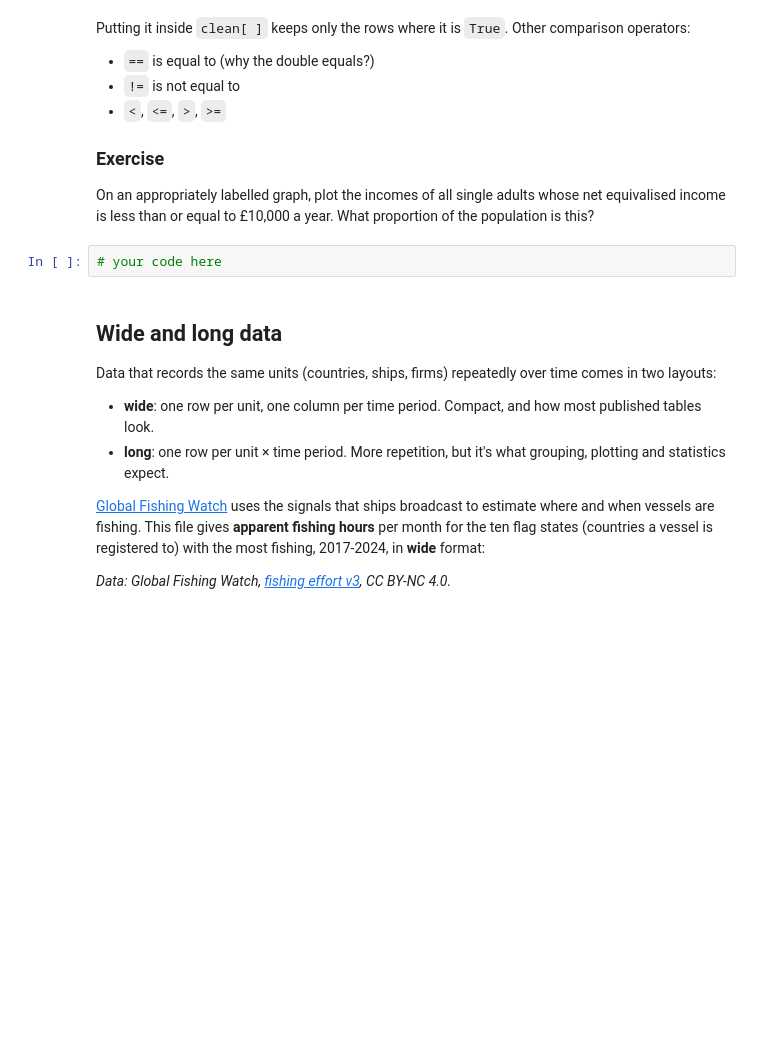
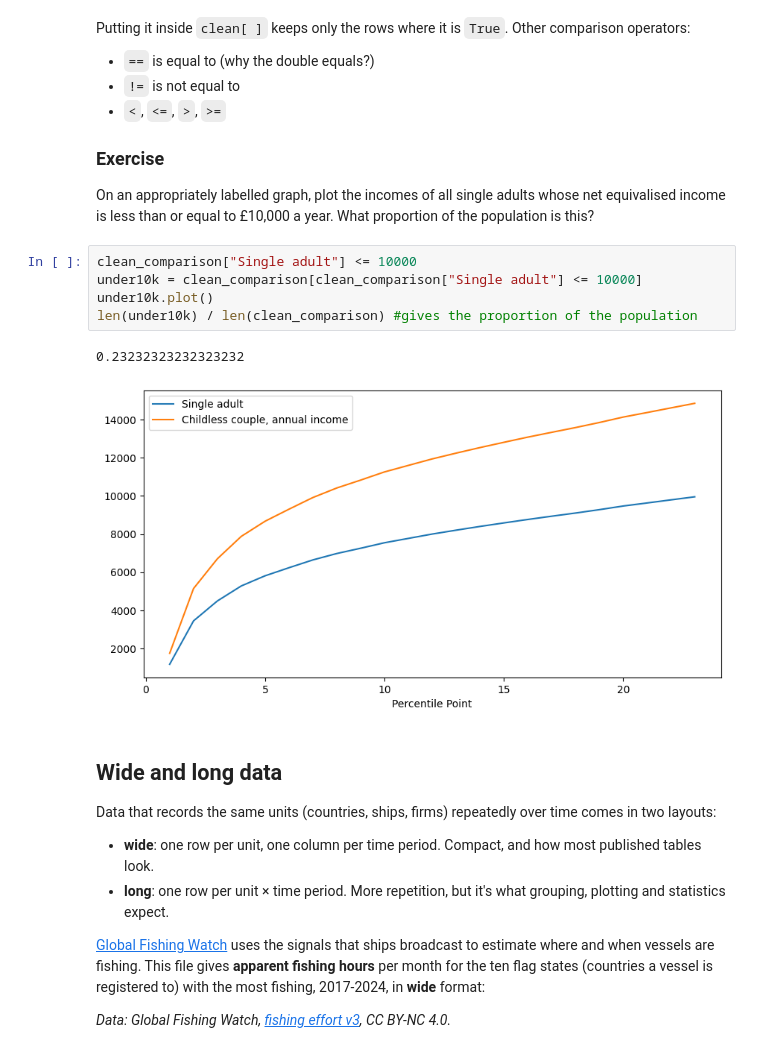
Before and after one commit to RouyiG/QM2, a Jupyter notebook: notebooks/W02. Pandas.ipynb, the cells around one changed output. Drawn from its saved outputs; the diff is of its cells as text; blank space fills up the shorter version.

```diff
--- a/notebooks/W02. Pandas.ipynb
+++ b/notebooks/W02. Pandas.ipynb
@@ -266,7 +286,13 @@ Putting it inside `clean[ ]` keeps only the rows where it is `True`. Other compa
 
 On an appropriately labelled graph, plot the incomes of all single adults whose net equivalised income is less than or equal to £10,000 a year. What proportion of the population is this?
 # %%
-# your code here
+clean_comparison["Single adult"] <= 10000
+under10k = clean_comparison[clean_comparison["Single adult"] <= 10000]
+under10k.plot()
+len(under10k) / len(clean_comparison) #gives the proportion of the population
+# %% [output]
+0.23232323232323232
+[figure, added]
 # %% [markdown]
 ## Wide and long data
 
```
Also changed, not shown: parts of 25 cells of this notebook.
